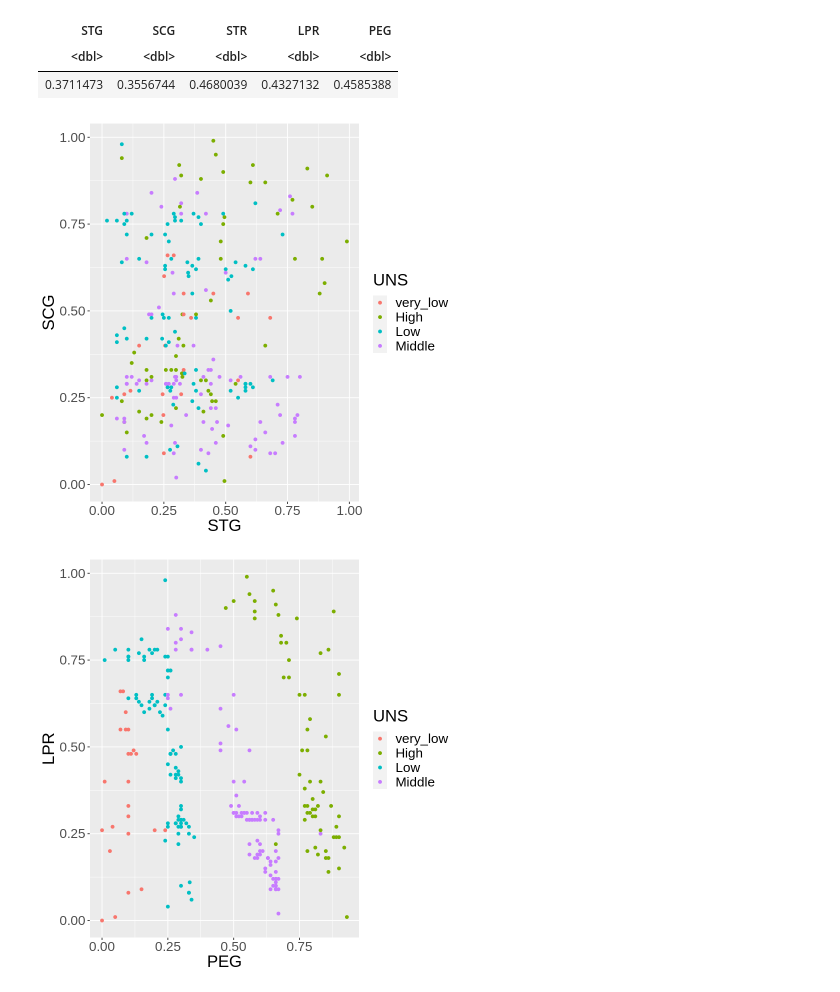
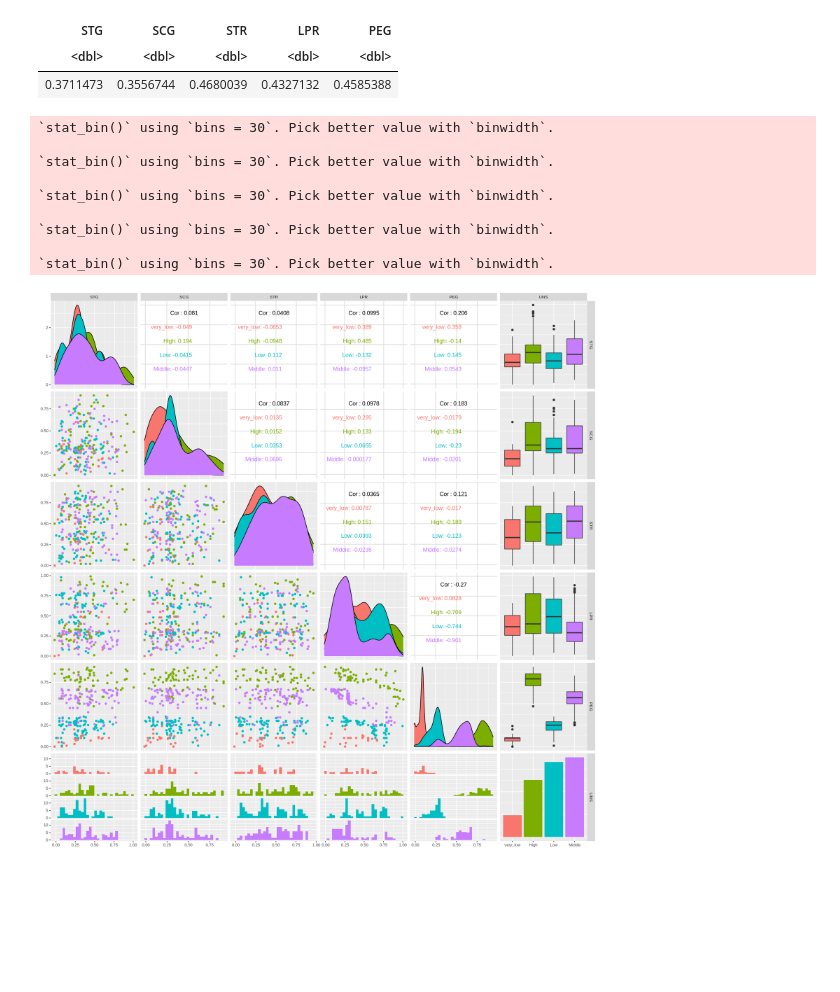
Before and after one commit to knices/user-knowledge-project, a Jupyter notebook: dsci_project.ipynb, the cells around one changed output. Saved outputs shown, nothing was run; the diff lists cells and outputs as text; code cells hidden in the pictures; blank space fills up the shorter version.

```diff
--- a/dsci_project.ipynb
+++ b/dsci_project.ipynb
@@ -97,18 +85,21 @@ A tibble: 1 × 5
 | STG | SCG | STR | LPR | PEG |
 | <dbl> | <dbl> | <dbl> | <dbl> | <dbl> |
 | 0.3711473 | 0.3556744 | 0.4680039 | 0.4327132 | 0.4585388 |
-# %%
-STG_vs_SCG <- ggplot(training_data, aes(x = STG, y = LPR, colour = UNS)) +
-    geom_point() +
-    labs(x = "STG", y = "SCG") +
-    theme(text = element_text(size = 20))
-STG_vs_SCG
-# %% [output]
-[figure, removed]
-# %%
-LPR_vs_PEG <- ggplot(training_data, aes(x = PEG, y = LPR, colour = UNS)) +
-    geom_point() +
-    theme(text = element_text(size = 20))
-LPR_vs_PEG
-# %% [output]
-[figure, removed]
+# %%
+options(repr.plot.width = 15, repr.plot.height = 15)
+knowledge_ggpairs <- training_data %>%
+    ggpairs(mapping=ggplot2::aes(colour = UNS)) +
+    theme(text = element_text(size = 10))
+
+knowledge_ggpairs
+# %% [output]
+`stat_bin()` using `bins = 30`. Pick better value with `binwidth`.
+
+`stat_bin()` using `bins = 30`. Pick better value with `binwidth`.
+
+`stat_bin()` using `bins = 30`. Pick better value with `binwidth`.
+
+`stat_bin()` using `bins = 30`. Pick better value with `binwidth`.
+
+`stat_bin()` using `bins = 30`. Pick better value with `binwidth`.
+[figure, added]
```
Also changed, not shown: parts of 2 cells of this notebook.
